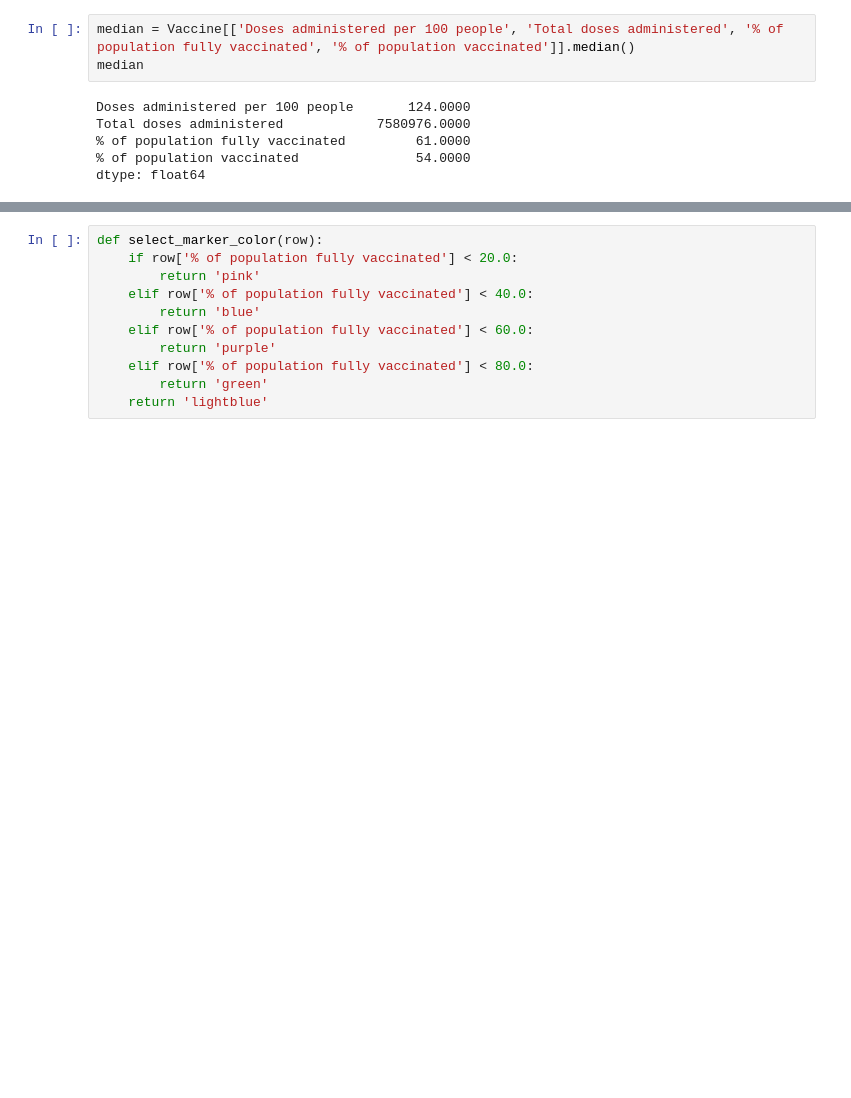
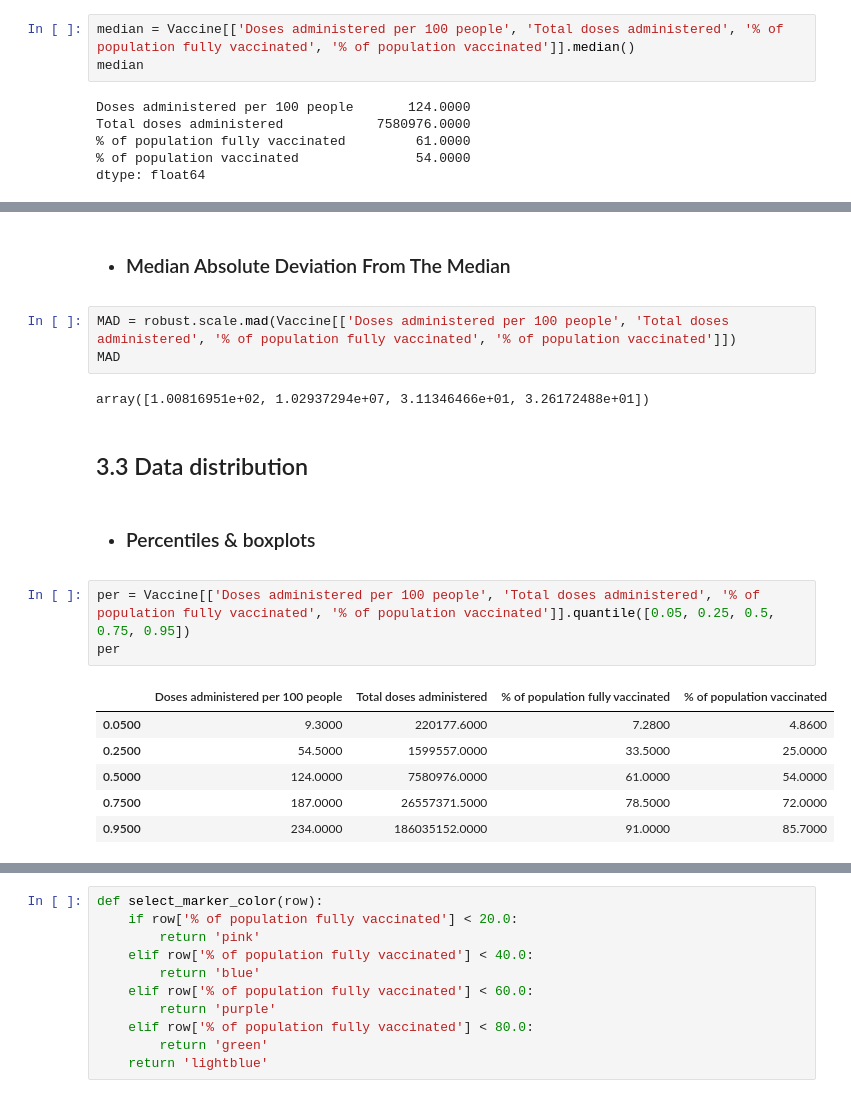
Before and after one commit to uzdanska/Vaccine, a Jupyter notebook: Analiza.ipynb, the cells around one changed output, grey strips where cells are left out. Drawn from its saved outputs; the diff is of its cells as text; blank space fills up the shorter version.

```diff
--- a/Analiza.ipynb
+++ b/Analiza.ipynb
@@ -168,0 +216,21 @@ dtype: float64
+# %% [markdown]
+* ### Median Absolute Deviation From The Median
+# %%
+MAD = robust.scale.mad(Vaccine[['Doses administered per 100 people', 'Total doses administered', '% of population fully vaccinated', '% of population vaccinated']])
+MAD
+# %% [output]
+array([1.00816951e+02, 1.02937294e+07, 3.11346466e+01, 3.26172488e+01])
+# %% [markdown]
+## 3.3 Data distribution
+# %% [markdown]
+* ### Percentiles & boxplots
+# %%
+per = Vaccine[['Doses administered per 100 people', 'Total doses administered', '% of population fully vaccinated', '% of population vaccinated']].quantile([0.05, 0.25, 0.5, 0.75, 0.95])
+per
+# %% [output]
+|  | Doses administered per 100 people | Total doses administered | % of population fully vaccinated | % of population vaccinated |
+| 0.0500 | 9.3000 | 220177.6000 | 7.2800 | 4.8600 |
+| 0.2500 | 54.5000 | 1599557.0000 | 33.5000 | 25.0000 |
+| 0.5000 | 124.0000 | 7580976.0000 | 61.0000 | 54.0000 |
+| 0.7500 | 187.0000 | 26557371.5000 | 78.5000 | 72.0000 |
+| 0.9500 | 234.0000 | 186035152.0000 | 91.0000 | 85.7000 |
```
Also changed, not shown: parts of 15 cells of this notebook.
